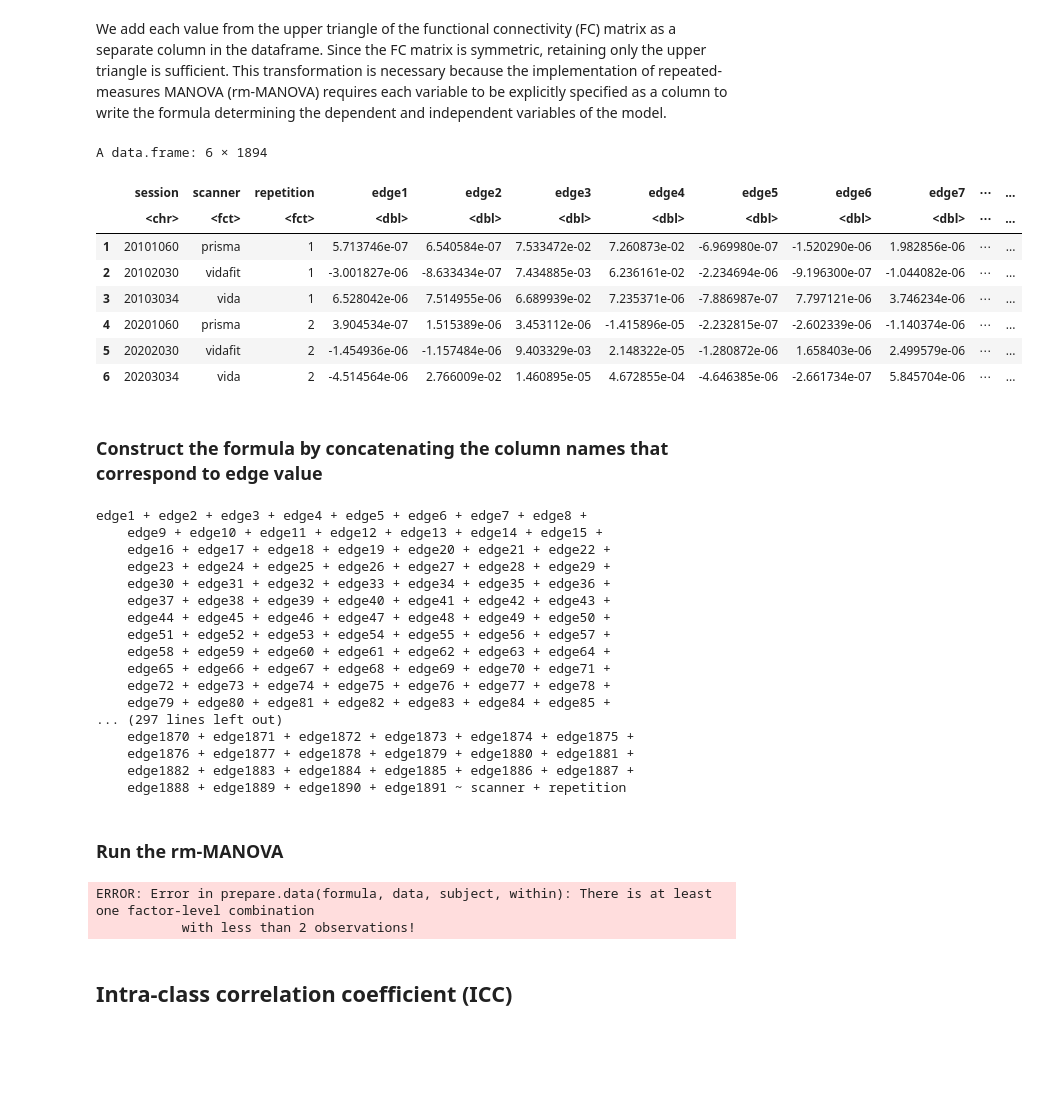
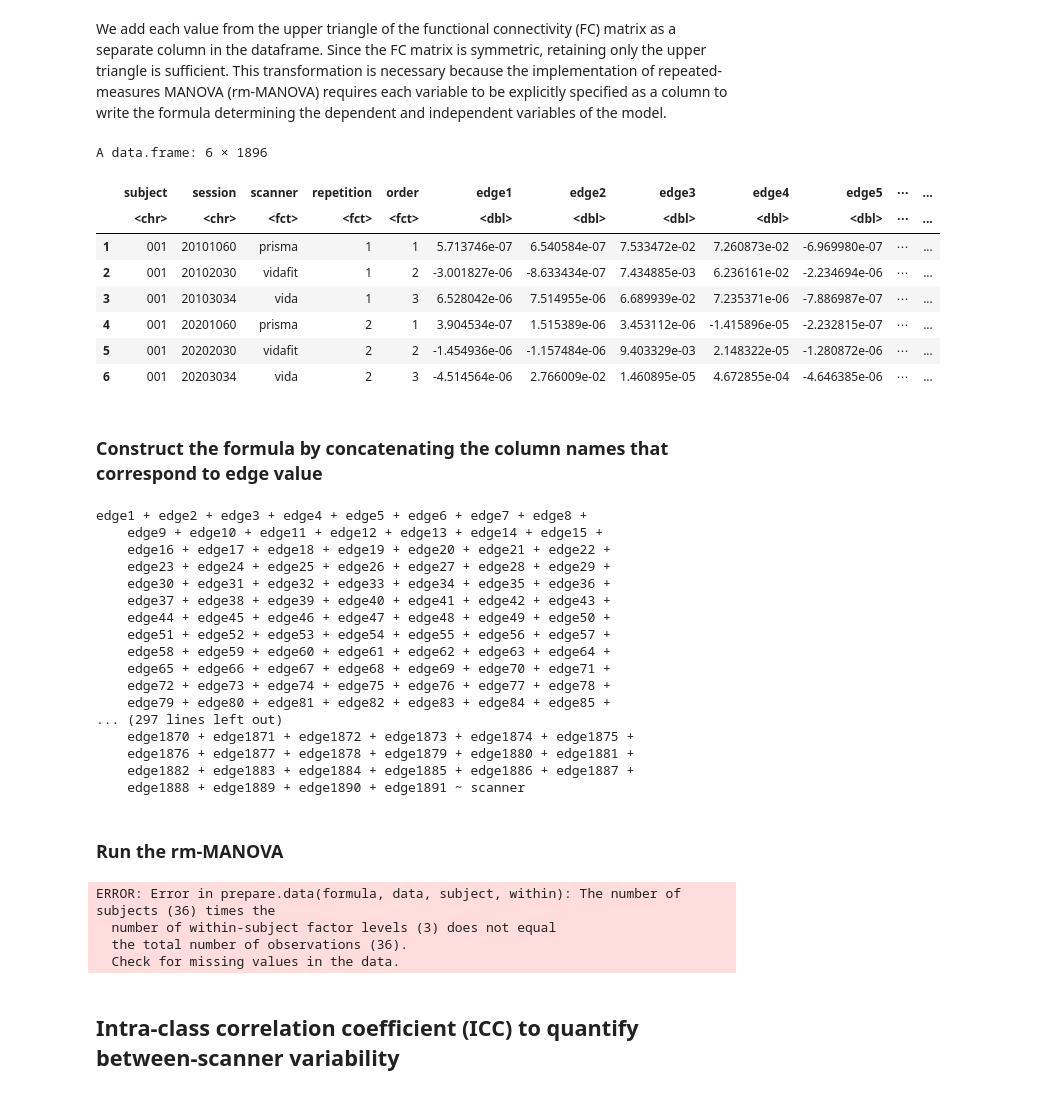
Before and after one commit to celprov/hcph-sops, a Jupyter notebook: docs/analysis/inter-scanner-variability.ipynb, the cells around one changed output. Drawn from its saved outputs; the diff is of its cells as text; code cells hidden in the pictures; blank space fills up the shorter version.

```diff
--- a/docs/analysis/inter-scanner-variability.ipynb
+++ b/docs/analysis/inter-scanner-variability.ipynb
@@ -93,36 +94,37 @@ We add each value from the upper triangle of the functional connectivity (FC) ma
 # %%
 # Load all FC matrices and add them flattened to the dataframe
 for (i in seq_len(nrow(df_fc))) {
     tsv_file <- df_fc$filename[i]
     mat <- as.matrix(read.table(tsv_file, header = FALSE, sep = "\t"))
     if (grepl("sparseinversecovariance", tsv_file)) {
         # Negate the precision matrix to get partial correlations
         mat <- -mat
     }
     # Flatten the upper triangle of the matrix (excluding diagonal)
     flat <- mat[upper.tri(mat, diag = FALSE)]
     col_names <- paste0("edge", seq_along(flat))
     # Add values to the dataframe
     for (j in seq_along(flat)) {
         df_fc[i, col_names[j]] <- flat[j]
     }
 }
 # Remove the filename column as it is no longer needed
 df_fc$filename <- NULL
 
 df_fc$scanner <- as.factor(df_fc$scanner)
 df_fc$repetition <- as.factor(df_fc$repetition)
+df_fc$order <- as.factor(df_fc$order)
 head(df_fc)
 # %% [output]
-A data.frame: 6 × 1894
+A data.frame: 6 × 1896
-|  | session | scanner | repetition | edge1 | edge2 | edge3 | edge4 | edge5 | edge6 | edge7 | ⋯ | ... |
-|  | <chr> | <fct> | <fct> | <dbl> | <dbl> | <dbl> | <dbl> | <dbl> | <dbl> | <dbl> | ⋯ | ... |
-| 1 | 20101060 | prisma | 1 | 5.713746e-07 | 6.540584e-07 | 7.533472e-02 | 7.260873e-02 | -6.969980e-07 | -1.520290e-06 | 1.982856e-06 | ⋯ | ... |
-| 2 | 20102030 | vidafit | 1 | -3.001827e-06 | -8.633434e-07 | 7.434885e-03 | 6.236161e-02 | -2.234694e-06 | -9.196300e-07 | -1.044082e-06 | ⋯ | ... |
-| 3 | 20103034 | vida | 1 | 6.528042e-06 | 7.514955e-06 | 6.689939e-02 | 7.235371e-06 | -7.886987e-07 | 7.797121e-06 | 3.746234e-06 | ⋯ | ... |
-| 4 | 20201060 | prisma | 2 | 3.904534e-07 | 1.515389e-06 | 3.453112e-06 | -1.415896e-05 | -2.232815e-07 | -2.602339e-06 | -1.140374e-06 | ⋯ | ... |
-| 5 | 20202030 | vidafit | 2 | -1.454936e-06 | -1.157484e-06 | 9.403329e-03 | 2.148322e-05 | -1.280872e-06 | 1.658403e-06 | 2.499579e-06 | ⋯ | ... |
-| 6 | 20203034 | vida | 2 | -4.514564e-06 | 2.766009e-02 | 1.460895e-05 | 4.672855e-04 | -4.646385e-06 | -2.661734e-07 | 5.845704e-06 | ⋯ | ... |
+|  | subject | session | scanner | repetition | order | edge1 | edge2 | edge3 | edge4 | edge5 | ⋯ | ... |
+|  | <chr> | <chr> | <fct> | <fct> | <fct> | <dbl> | <dbl> | <dbl> | <dbl> | <dbl> | ⋯ | ... |
+| 1 | 001 | 20101060 | prisma | 1 | 1 | 5.713746e-07 | 6.540584e-07 | 7.533472e-02 | 7.260873e-02 | -6.969980e-07 | ⋯ | ... |
+| 2 | 001 | 20102030 | vidafit | 1 | 2 | -3.001827e-06 | -8.633434e-07 | 7.434885e-03 | 6.236161e-02 | -2.234694e-06 | ⋯ | ... |
+| 3 | 001 | 20103034 | vida | 1 | 3 | 6.528042e-06 | 7.514955e-06 | 6.689939e-02 | 7.235371e-06 | -7.886987e-07 | ⋯ | ... |
+| 4 | 001 | 20201060 | prisma | 2 | 1 | 3.904534e-07 | 1.515389e-06 | 3.453112e-06 | -1.415896e-05 | -2.232815e-07 | ⋯ | ... |
+| 5 | 001 | 20202030 | vidafit | 2 | 2 | -1.454936e-06 | -1.157484e-06 | 9.403329e-03 | 2.148322e-05 | -1.280872e-06 | ⋯ | ... |
+| 6 | 001 | 20203034 | vida | 2 | 3 | -4.514564e-06 | 2.766009e-02 | 1.460895e-05 | 4.672855e-04 | -4.646385e-06 | ⋯ | ... |
 # %% [markdown]
 ### Construct the formula by concatenating the column names that correspond to edge value
 # %%
@@ -130,13 +132,13 @@ A data.frame: 6 × 1894
 dep_var <- ''
 col_names <- colnames(df_fc)
 #Remove non-iqms column names
-edge_keys <- col_names[c(-1,-2,-3)]
+edge_keys <- col_names[c(-1,-2,-3, -4, -5)]
 for (key in edge_keys){
     dep_var <- paste(dep_var, sprintf('%s +',key))
 }
 dep_var = substring(dep_var,1, nchar(dep_var)-2)
 
-my_formula <- as.formula(paste(dep_var, " ~ scanner + repetition"))
+my_formula <- as.formula(paste(dep_var, " ~ scanner"))
 my_formula
 # %% [output]
 edge1 + edge2 + edge3 + edge4 + edge5 + edge6 + edge7 + edge8 +
@@ -155,17 +157,19 @@ edge1 + edge2 + edge3 + edge4 + edge5 + edge6 + edge7 + edge8 +
     edge1870 + edge1871 + edge1872 + edge1873 + edge1874 + edge1875 +
     edge1876 + edge1877 + edge1878 + edge1879 + edge1880 + edge1881 +
     edge1882 + edge1883 + edge1884 + edge1885 + edge1886 + edge1887 +
-    edge1888 + edge1889 + edge1890 + edge1891 ~ scanner + repetition
+    edge1888 + edge1889 + edge1890 + edge1891 ~ scanner
 # %% [markdown]
 ### Run the rm-MANOVA
 # %%
-fit <- multRM(my_formula, data = df_fc, subject = 'scanner', within = 'repetition')
+fit <- multRM(my_formula, data = df_fc, subject = 'session', within = 'scanner')
 summary(fit)
 # %% [output]
-ERROR: Error in prepare.data(formula, data, subject, within): There is at least one factor-level combination
-           with less than 2 observations!
+ERROR: Error in prepare.data(formula, data, subject, within): The number of subjects (36) times the
+  number of within-subject factor levels (3) does not equal
+  the total number of observations (36).
+  Check for missing values in the data.
 # %% [markdown]
-## Intra-class correlation coefficient (ICC)
+## Intra-class correlation coefficient (ICC) to quantify between-scanner variability
 # %%
 icc_results <- data.frame(edge = character(), ICC = numeric(), stringsAsFactors = FALSE)
 
```
Also changed, not shown: parts of 10 cells of this notebook.
